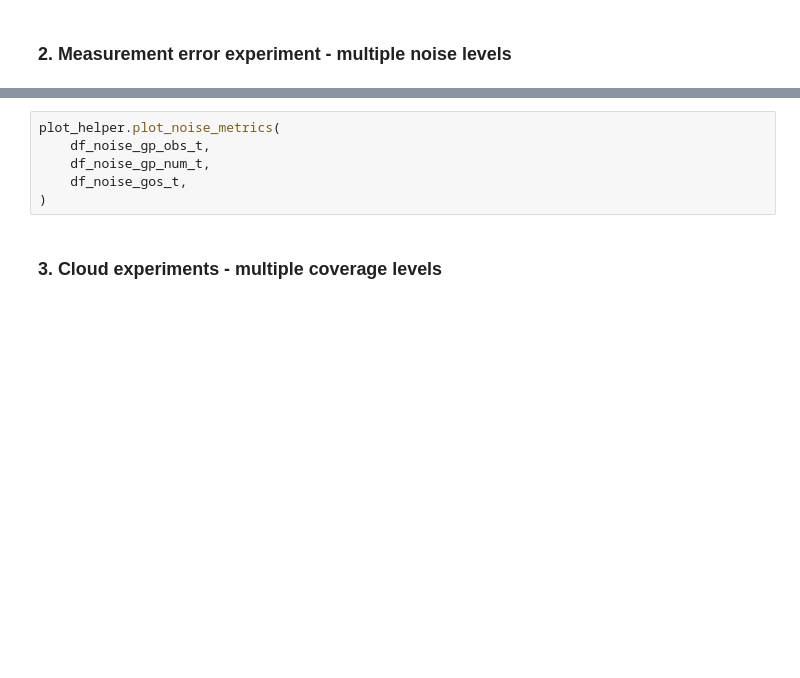
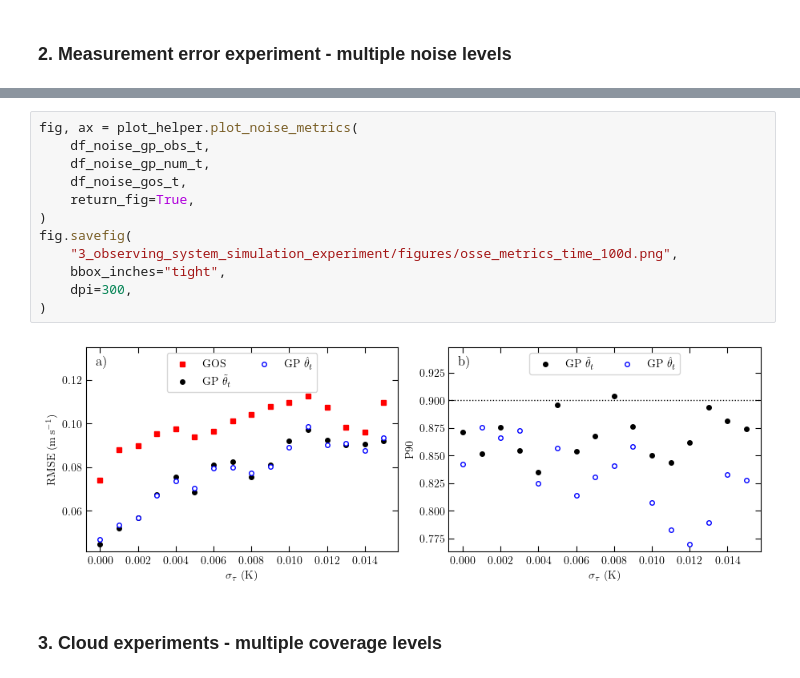
Before and after one commit to rdkreij/inversion-sst-gp, a Jupyter notebook: 3_observing_system_simulation_experiment/3_2_evaluation_metrics.ipynb, the cells around one changed output, grey strips where cells are left out. Saved outputs shown, nothing was run; the diff lists cells and outputs as text; blank space fills up the shorter version.

```diff
--- a/3_observing_system_simulation_experiment/3_2_evaluation_metrics.ipynb
+++ b/3_observing_system_simulation_experiment/3_2_evaluation_metrics.ipynb
@@ -69,9 +73,17 @@ FileNotFoundError: [Errno 2] No such file or directory: '2_covariance_parameter_
 # %%
-plot_helper.plot_noise_metrics(
+fig, ax = plot_helper.plot_noise_metrics(
     df_noise_gp_obs_t,
     df_noise_gp_num_t,
     df_noise_gos_t,
+    return_fig=True,
 )
+fig.savefig(
+    "3_observing_system_simulation_experiment/figures/osse_metrics_time_100d.png",
+    bbox_inches="tight",
+    dpi=300,
+)
+# %% [output]
+[figure, added]
 # %% [markdown]
 ### 3. Cloud experiments - multiple coverage levels
 # %%
```
Also changed, not shown: parts of 3 cells of this notebook, 41 other files.
